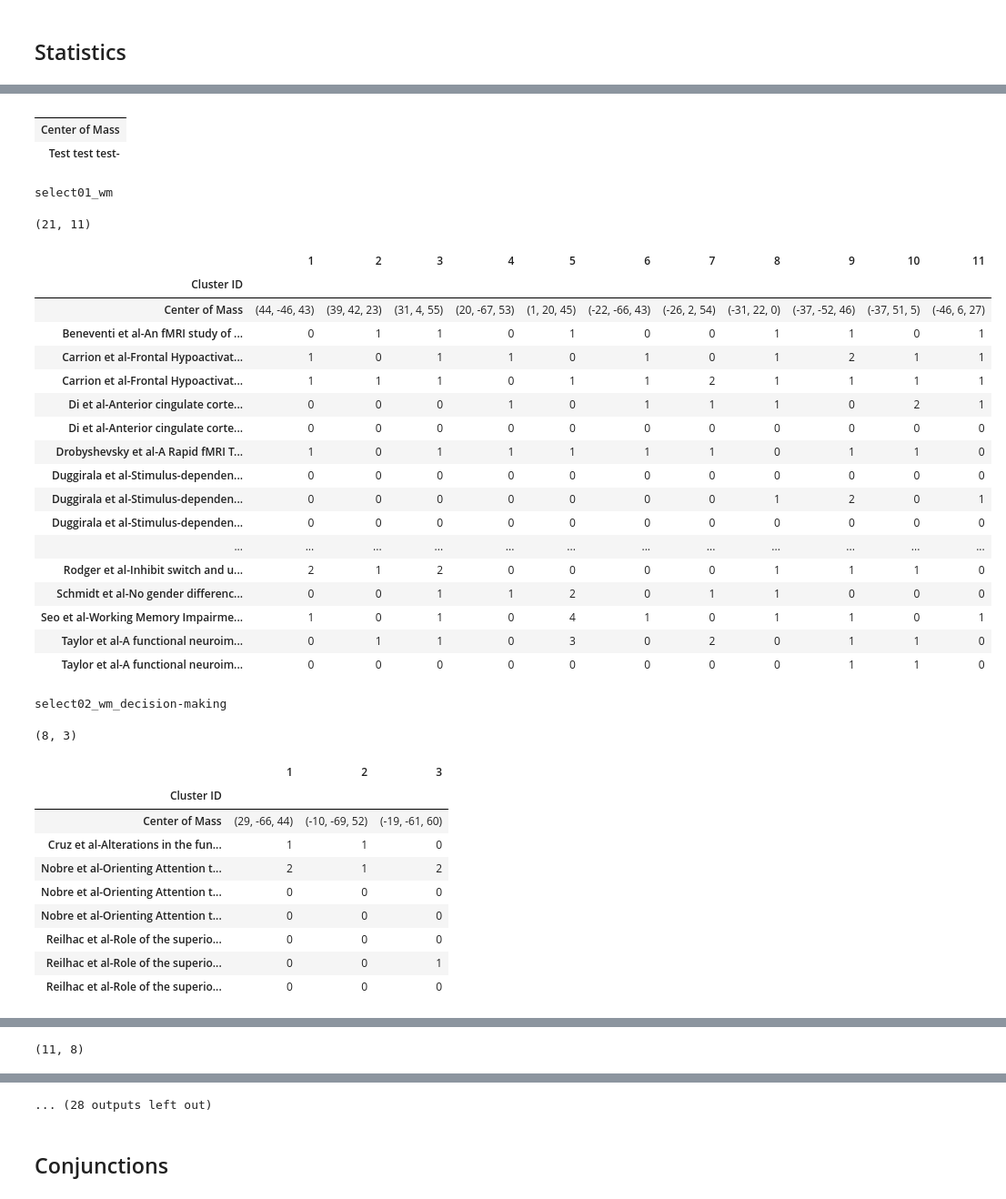
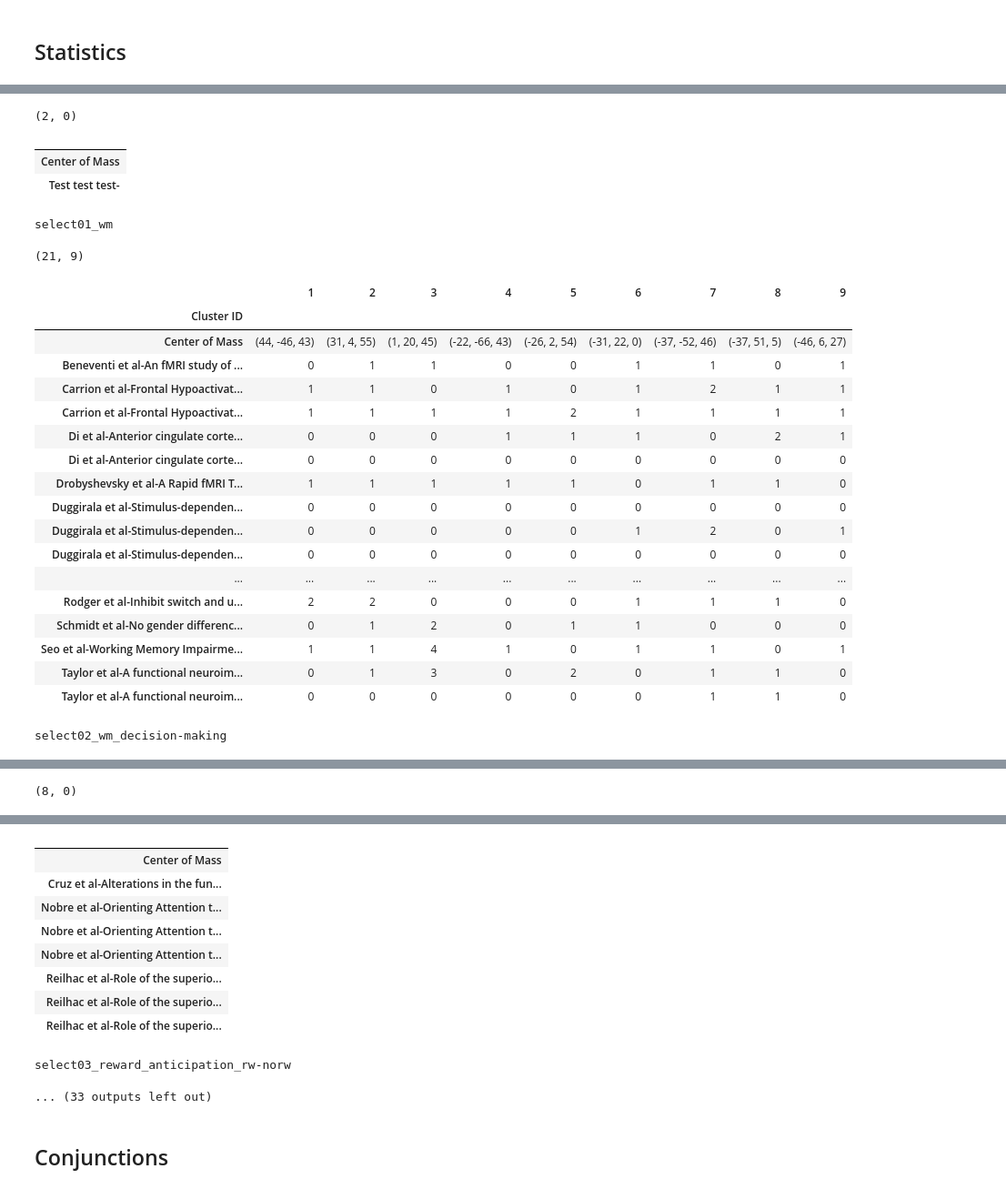
Before and after one commit to Andrei-Md/neural-centers-of-consequence, a Jupyter notebook: repr/ale-analysis/bulk-ale-analysis-bygroup(v2).ipynb, the cells around one changed output, grey strips where cells are left out. Shown at 91% size. Saved outputs shown, nothing was run; the diff lists cells and outputs as text; code cells hidden in the pictures.

```diff
--- a/repr/ale-analysis/bulk-ale-analysis-bygroup(v2).ipynb
+++ b/repr/ale-analysis/bulk-ale-analysis-bygroup(v2).ipynb
@@ -26,6 +24,7 @@ _nii_folder = r'../data_db/nifti-ale/by_grp/'
 _nii_folder_z = r'../data_db/nifti-ale/by_grp/z_nii/'
 _res_folder = r'../data_db/res/by_grp/'
 _nii_combos_folder = r'../data_db/nifti-ale/combos/by_grp'
+_threshold = 1.644854 # cluster-level p < .05, one-tailed
 # %% [markdown]
 ## ALE Working Memory: visual task stimulus and task modality n-task
 # %%
@@ -75,7 +74,7 @@ for index, (k, corr_result) in enumerate(corrected_results.items()):
         cut_coords=4,
         display_mode="z",
         title="Semantic select " + str(index),
-        threshold=2.326,  #'auto' # cluster-level p < .01, one-tailed
+        threshold=_threshold,
         cmap="RdBu_r",
         vmax=4,
         axes=axes[index],
@@ -98,7 +97,7 @@ from nimare.diagnostics import FocusCounter
 
 counter = FocusCounter(
     target_image="z_desc-size_level-cluster_corr-FWE_method-montecarlo",
-    voxel_thresh=None,
+    voxel_thresh=_threshold,
 )
 for index, (file_name, corr_res) in enumerate(corrected_results.items()):
     print(file_name)
@@ -112,35 +110,25 @@ select00_test
+(2, 0)
 |  |
 | Center of Mass |
 | Test test test- |
-select01_wm
-(21, 11)
+select01_wm
+(21, 9)
-|  | 1 | 2 | 3 | 4 | 5 | 6 | 7 | 8 | 9 | 10 | 11 |
-| Cluster ID |  |  |  |  |  |  |  |  |  |  |  |
-| Center of Mass | (44, -46, 43) | (39, 42, 23) | (31, 4, 55) | (20, -67, 53) | (1, 20, 45) | (-22, -66, 43) | (-26, 2, 54) | (-31, 22, 0) | (-37, -52, 46) | (-37, 51, 5) | (-46, 6, 27) |
-| Beneventi et al-An fMRI study of ... | 0 | 1 | 1 | 0 | 1 | 0 | 0 | 1 | 1 | 0 | 1 |
-| Carrion et al-Frontal Hypoactivat... | 1 | 0 | 1 | 1 | 0 | 1 | 0 | 1 | 2 | 1 | 1 |
-| Carrion et al-Frontal Hypoactivat... | 1 | 1 | 1 | 0 | 1 | 1 | 2 | 1 | 1 | 1 | 1 |
-| Di et al-Anterior cingulate corte... | 0 | 0 | 0 | 1 | 0 | 1 | 1 | 1 | 0 | 2 | 1 |
-| Di et al-Anterior cingulate corte... | 0 | 0 | 0 | 0 | 0 | 0 | 0 | 0 | 0 | 0 | 0 |
-| Drobyshevsky et al-A Rapid fMRI T... | 1 | 0 | 1 | 1 | 1 | 1 | 1 | 0 | 1 | 1 | 0 |
-| Duggirala et al-Stimulus-dependen... | 0 | 0 | 0 | 0 | 0 | 0 | 0 | 0 | 0 | 0 | 0 |
-| Duggirala et al-Stimulus-dependen... | 0 | 0 | 0 | 0 | 0 | 0 | 0 | 1 | 2 | 0 | 1 |
-| Duggirala et al-Stimulus-dependen... | 0 | 0 | 0 | 0 | 0 | 0 | 0 | 0 | 0 | 0 | 0 |
-| ... | ... | ... | ... | ... | ... | ... | ... | ... | ... | ... | ... |
-| Rodger et al-Inhibit switch and u... | 2 | 1 | 2 | 0 | 0 | 0 | 0 | 1 | 1 | 1 | 0 |
-| Schmidt et al-No gender differenc... | 0 | 0 | 1 | 1 | 2 | 0 | 1 | 1 | 0 | 0 | 0 |
-| Seo et al-Working Memory Impairme... | 1 | 0 | 1 | 0 | 4 | 1 | 0 | 1 | 1 | 0 | 1 |
-| Taylor et al-A functional neuroim... | 0 | 1 | 1 | 0 | 3 | 0 | 2 | 0 | 1 | 1 | 0 |
-| Taylor et al-A functional neuroim... | 0 | 0 | 0 | 0 | 0 | 0 | 0 | 0 | 1 | 1 | 0 |
+|  | 1 | 2 | 3 | 4 | 5 | 6 | 7 | 8 | 9 |
+| Cluster ID |  |  |  |  |  |  |  |  |  |
+| Center of Mass | (44, -46, 43) | (31, 4, 55) | (1, 20, 45) | (-22, -66, 43) | (-26, 2, 54) | (-31, 22, 0) | (-37, -52, 46) | (-37, 51, 5) | (-46, 6, 27) |
+| Beneventi et al-An fMRI study of ... | 0 | 1 | 1 | 0 | 0 | 1 | 1 | 0 | 1 |
+| Carrion et al-Frontal Hypoactivat... | 1 | 1 | 0 | 1 | 0 | 1 | 2 | 1 | 1 |
+| Carrion et al-Frontal Hypoactivat... | 1 | 1 | 1 | 1 | 2 | 1 | 1 | 1 | 1 |
+| Di et al-Anterior cingulate corte... | 0 | 0 | 0 | 1 | 1 | 1 | 0 | 2 | 1 |
+| Di et al-Anterior cingulate corte... | 0 | 0 | 0 | 0 | 0 | 0 | 0 | 0 | 0 |
+| Drobyshevsky et al-A Rapid fMRI T... | 1 | 1 | 1 | 1 | 1 | 0 | 1 | 1 | 0 |
+| Duggirala et al-Stimulus-dependen... | 0 | 0 | 0 | 0 | 0 | 0 | 0 | 0 | 0 |
+| Duggirala et al-Stimulus-dependen... | 0 | 0 | 0 | 0 | 0 | 1 | 2 | 0 | 1 |
+| Duggirala et al-Stimulus-dependen... | 0 | 0 | 0 | 0 | 0 | 0 | 0 | 0 | 0 |
+| ... | ... | ... | ... | ... | ... | ... | ... | ... | ... |
+| Rodger et al-Inhibit switch and u... | 2 | 2 | 0 | 0 | 0 | 1 | 1 | 1 | 0 |
+| Schmidt et al-No gender differenc... | 0 | 1 | 2 | 0 | 1 | 1 | 0 | 0 | 0 |
+| Seo et al-Working Memory Impairme... | 1 | 1 | 4 | 1 | 0 | 1 | 1 | 0 | 1 |
+| Taylor et al-A functional neuroim... | 0 | 1 | 3 | 0 | 2 | 0 | 1 | 1 | 0 |
+| Taylor et al-A functional neuroim... | 0 | 0 | 0 | 0 | 0 | 0 | 1 | 1 | 0 |
-select02_wm_decision-making
-(8, 3)
+select02_wm_decision-making
-|  | 1 | 2 | 3 |
-| Cluster ID |  |  |  |
-| Center of Mass | (29, -66, 44) | (-10, -69, 52) | (-19, -61, 60) |
-| Cruz et al-Alterations in the fun... | 1 | 1 | 0 |
-| Nobre et al-Orienting Attention t... | 2 | 1 | 2 |
-| Nobre et al-Orienting Attention t... | 0 | 0 | 0 |
-| Nobre et al-Orienting Attention t... | 0 | 0 | 0 |
-| Reilhac et al-Role of the superio... | 0 | 0 | 0 |
-| Reilhac et al-Role of the superio... | 0 | 0 | 1 |
-| Reilhac et al-Role of the superio... | 0 | 0 | 0 |
@@ -148 +136 @@ select03_reward_anticipation_rw-norw
-(11, 8)
+(8, 0)
@@ -162,4 +137,14 @@ select03_reward_anticipation_rw-norw
+|  |
+| Center of Mass |
+| Cruz et al-Alterations in the fun... |
+| Nobre et al-Orienting Attention t... |
+| Nobre et al-Orienting Attention t... |
+| Nobre et al-Orienting Attention t... |
+| Reilhac et al-Role of the superio... |
+| Reilhac et al-Role of the superio... |
+| Reilhac et al-Role of the superio... |
-... (28 outputs left out)
+select03_reward_anticipation_rw-norw
+... (33 outputs left out)
 # %% [markdown]
 ## Conjunctions
 # %%
```
Also changed, not shown: parts of 16 cells of this notebook, 16 other files.
